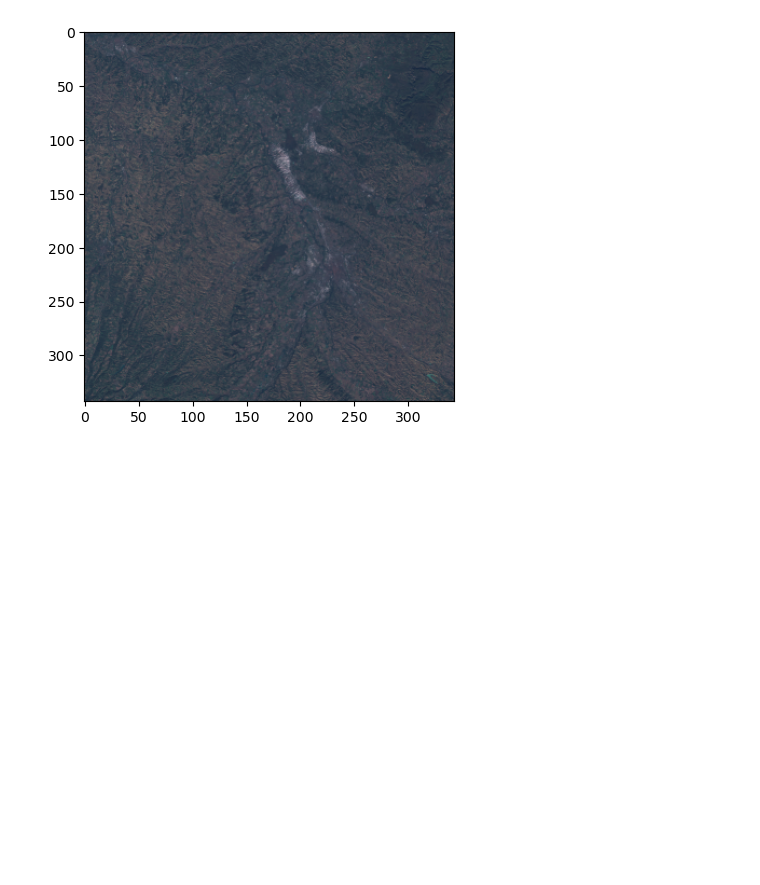
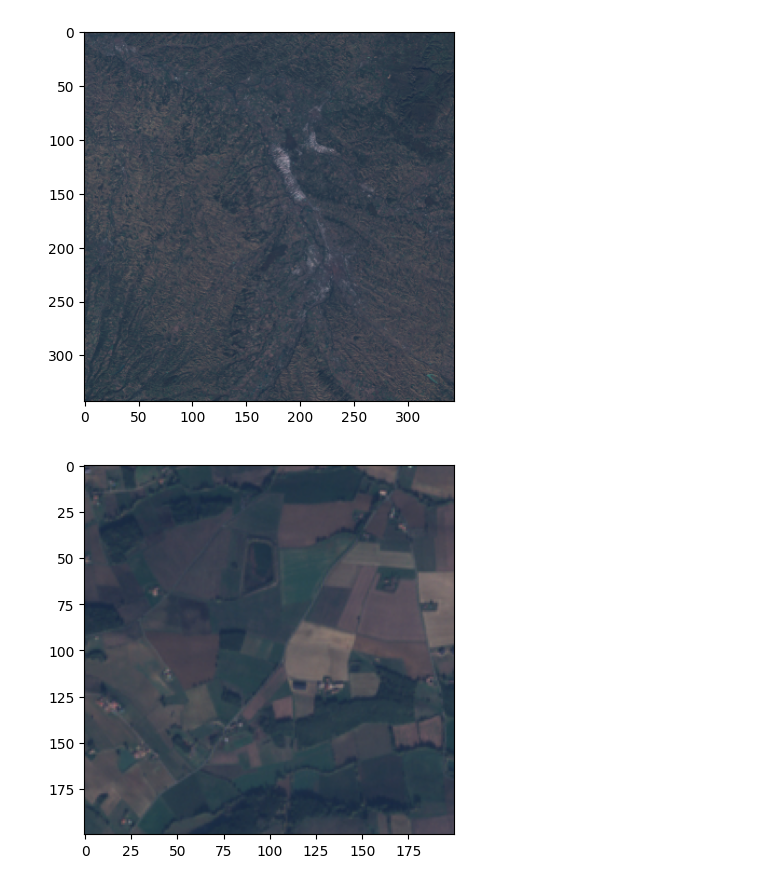
Before and after one commit to tbonfort/be-big-data, a Jupyter notebook: be.ipynb, the cells around one changed output. Saved outputs shown, nothing was run; the diff lists cells and outputs as text; code cells hidden in the pictures; blank space fills up the shorter version.

```diff
--- a/be.ipynb
+++ b/be.ipynb
@@ -7,0 +24,8 @@ os.environ["GOOGLE_APPLICATION_CREDENTIALS"]='/home/vscode/.config/gcloud/legacy
+# %%
+s2_tile='gs://tb-be-bigdata/t31tcj/T31TCJ_20231126T105309_TCI.tif'
+
+with rio.open(s2_tile) as st:
+    print(f'size = {st.width}x{st.height} pixels')
+    print(f'{len(st.indexes)} bands (channels) of type {st.dtypes[0]}')
+    print(f'bounds = {st.bounds}')
+    print(f'projection = {st.crs}')
@@ -12,3 +45,11 @@ with rio.open(s2_tile) as st:
     rp.show(ovr)
 # %% [output]
 [figure]
+# %%
+#affichons un extrait de 200x200px en pleine resolution
+# https://rasterio.readthedocs.io/en/stable/api/rasterio.windows.html#rasterio.windows.Window
+with rio.open(s2_tile) as st:
+    extract = st.read(window=Window(5000,5000,200,200), out_shape=(3,200,200))
+    rp.show(extract)
+# %% [output]
+[figure, added]
```
Also changed, not shown: parts of 7 cells of this notebook, 4 other files.
